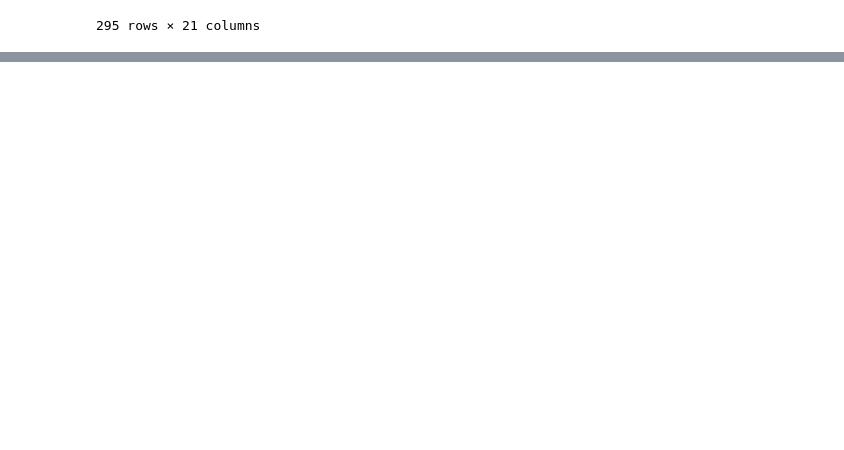
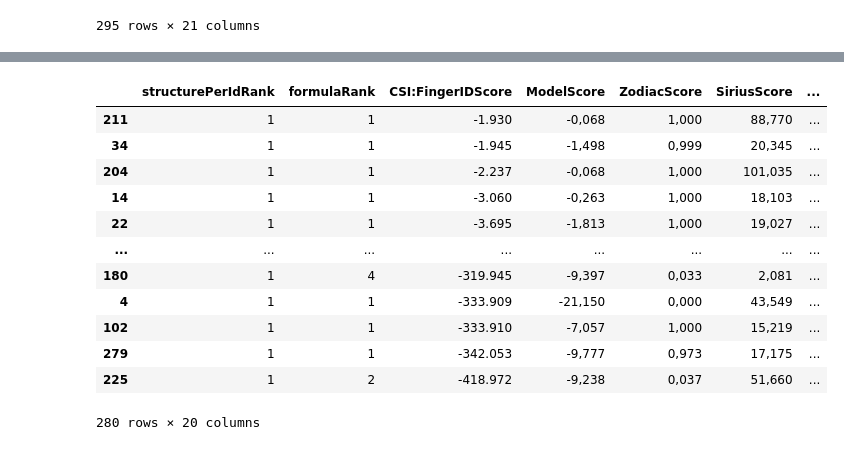
Before and after one commit to JosuaCarl/RAMPT, a Jupyter notebook: source/steps/analysis/merge_annotations.ipynb, the cells around one changed output, grey strips where cells are left out. Drawn from its saved outputs; the diff is of its cells as text; code cells hidden in the pictures; blank space fills up the shorter version.

```diff
--- a/source/steps/analysis/merge_annotations.ipynb
+++ b/source/steps/analysis/merge_annotations.ipynb
@@ -43,0 +72,17 @@ solid_sirius_formulas
+# %%
+solid_sirius_denovo_structures = read_filter_sirius( os.path.join( sirius_annotations ,"denovo_structure_identifications.tsv"), "CSI:FingerIDScore", -1000)
+solid_sirius_denovo_structures
+# %% [output]
+|  | structurePerIdRank | formulaRank | CSI:FingerIDScore | ModelScore | ZodiacScore | SiriusScore | ... |
+| 211 | 1 | 1 | -1.930 | -0,068 | 1,000 | 88,770 | ... |
+| 34 | 1 | 1 | -1.945 | -1,498 | 0,999 | 20,345 | ... |
+| 204 | 1 | 1 | -2.237 | -0,068 | 1,000 | 101,035 | ... |
+| 14 | 1 | 1 | -3.060 | -0,263 | 1,000 | 18,103 | ... |
+| 22 | 1 | 1 | -3.695 | -1,813 | 1,000 | 19,027 | ... |
+| ... | ... | ... | ... | ... | ... | ... | ... |
+| 180 | 1 | 4 | -319.945 | -9,397 | 0,033 | 2,081 | ... |
+| 4 | 1 | 1 | -333.909 | -21,150 | 0,000 | 43,549 | ... |
+| 102 | 1 | 1 | -333.910 | -7,057 | 1,000 | 15,219 | ... |
+| 279 | 1 | 1 | -342.053 | -9,777 | 0,973 | 17,175 | ... |
+| 225 | 1 | 2 | -418.972 | -9,238 | 0,037 | 51,660 | ... |
+280 rows × 20 columns
```
Also changed, not shown: parts of 2 cells of this notebook, 15 other files.
